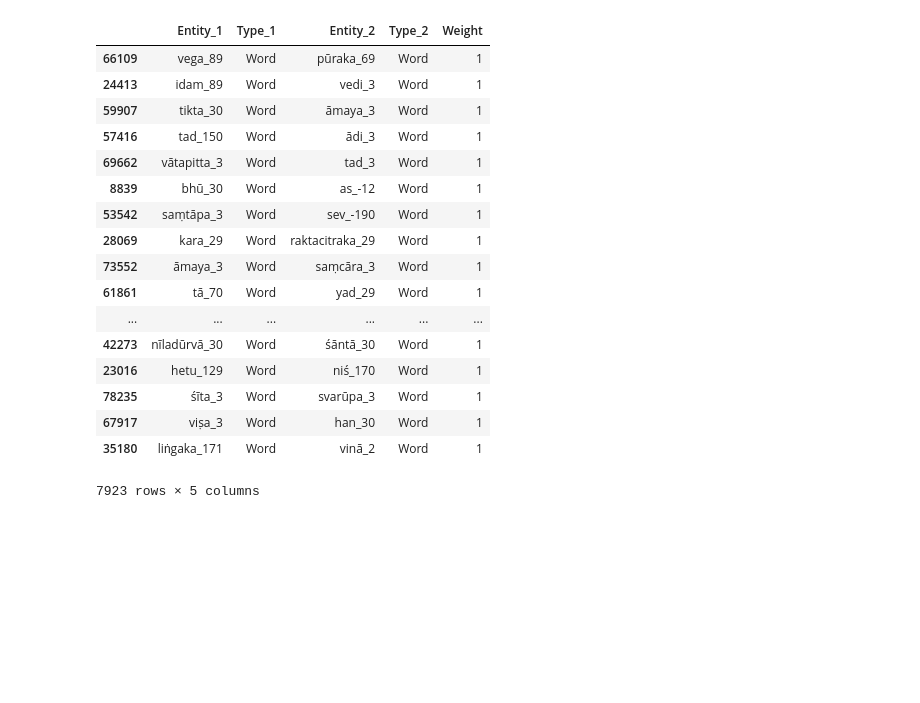
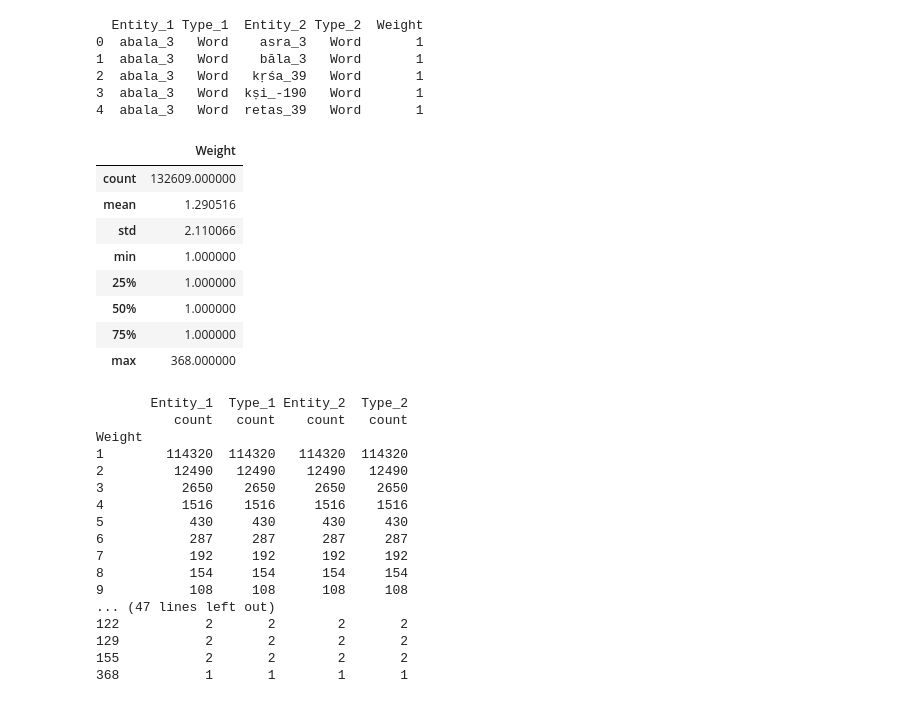
Before and after one commit to anandmooga/NLP_Sanskrit_Project, a Jupyter notebook: Sampling.ipynb, the cells around one changed output. Cells and saved outputs as stored; diff of their text form; code cells hidden in the pictures; blank space fills up the shorter version.

```diff
--- a/Sampling.ipynb
+++ b/Sampling.ipynb
@@ -4,32 +6,27 @@ import pandas as pd
 # %%
-conn = sqlite3.connect("Extracted.db")
+conn = sqlite3.connect("Test.db")
 # %%
 #Wordgraph is a subset of Graph, it only contains word -> word edges.
 #While considering our sample , we are selecting only word nodes as external nodes in our metapaht
 #We only use words as they contaiin inforamtion of both Lemma and CNG
 df =  pd.read_sql("SELECT * FROM WordGraph", conn)
 print(df.head())
+# %% [output]
+  Entity_1 Type_1  Entity_2 Type_2  Weight
+0  abala_3   Word    asra_3   Word       1
+1  abala_3   Word    bāla_3   Word       1
+2  abala_3   Word   kṛśa_39   Word       1
+3  abala_3   Word  kṣi_-190   Word       1
+4  abala_3   Word  retas_39   Word       1
-# %%
-df =  df.sample(n = 10000)
-# %%
-#Tjhis code was used on a test database, ru this on the original database on a server .
-df
-# %% [output]
-|  | Entity_1 | Type_1 | Entity_2 | Type_2 | Weight |
-| 66109 | vega_89 | Word | pūraka_69 | Word | 1 |
-| 24413 | idam_89 | Word | vedi_3 | Word | 1 |
-| 59907 | tikta_30 | Word | āmaya_3 | Word | 1 |
-| 57416 | tad_150 | Word | ādi_3 | Word | 1 |
-| 69662 | vātapitta_3 | Word | tad_3 | Word | 1 |
-| 8839 | bhū_30 | Word | as_-12 | Word | 1 |
-| 53542 | saṃtāpa_3 | Word | sev_-190 | Word | 1 |
-| 28069 | kara_29 | Word | raktacitraka_29 | Word | 1 |
-| 73552 | āmaya_3 | Word | saṃcāra_3 | Word | 1 |
-| 61861 | tā_70 | Word | yad_29 | Word | 1 |
-| ... | ... | ... | ... | ... | ... |
-| 42273 | nīladūrvā_30 | Word | śāntā_30 | Word | 1 |
-| 23016 | hetu_129 | Word | niś_170 | Word | 1 |
-| 78235 | śīta_3 | Word | svarūpa_3 | Word | 1 |
-| 67917 | viṣa_3 | Word | han_30 | Word | 1 |
-| 35180 | liṅgaka_171 | Word | vinā_2 | Word | 1 |
-7923 rows × 5 columns
+# %%
+df.describe()
+# %% [output]
+|  | Weight |
+| count | 132609.000000 |
+| mean | 1.290516 |
+| std | 2.110066 |
+| min | 1.000000 |
+| 25% | 1.000000 |
+| 50% | 1.000000 |
+| 75% | 1.000000 |
+| max | 368.000000 |
@@ -35,0 +35,20 @@ df
+# %%
+print(ft)
+# %% [output]
+       Entity_1  Type_1 Entity_2  Type_2
+          count   count    count   count
+Weight
+1        114320  114320   114320  114320
+2         12490   12490    12490   12490
+3          2650    2650     2650    2650
+4          1516    1516     1516    1516
+5           430     430      430     430
+6           287     287      287     287
+7           192     192      192     192
+8           154     154      154     154
+9           108     108      108     108
+... (47 lines left out)
+122           2       2        2       2
+129           2       2        2       2
+155           2       2        2       2
+368           1       1        1       1
```
Also changed, not shown: parts of 13 cells of this notebook.
